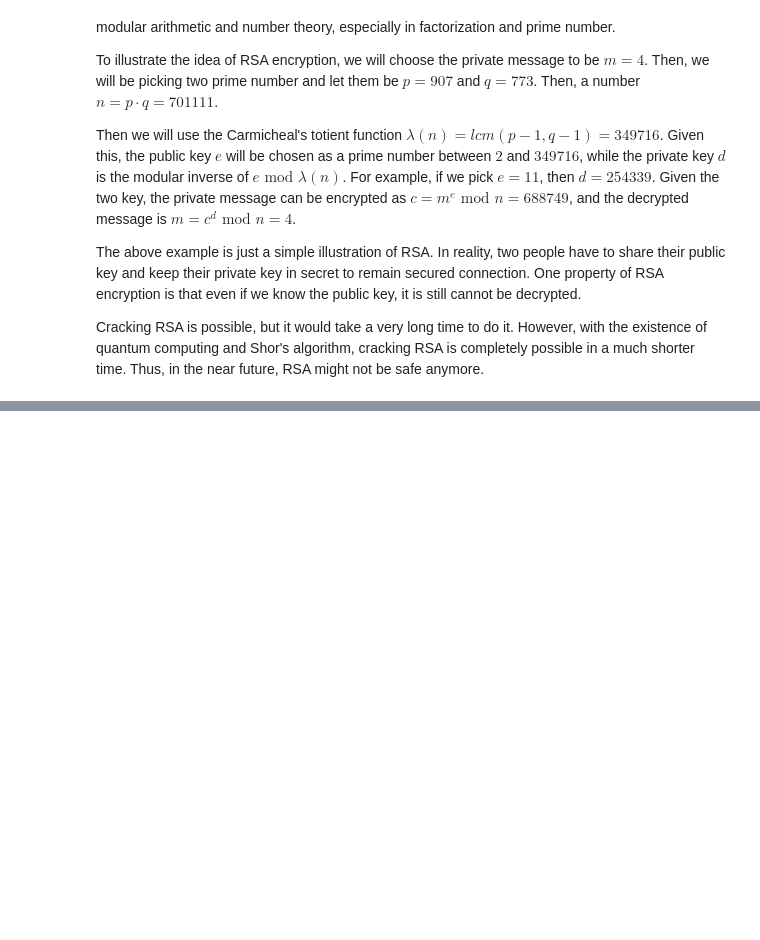
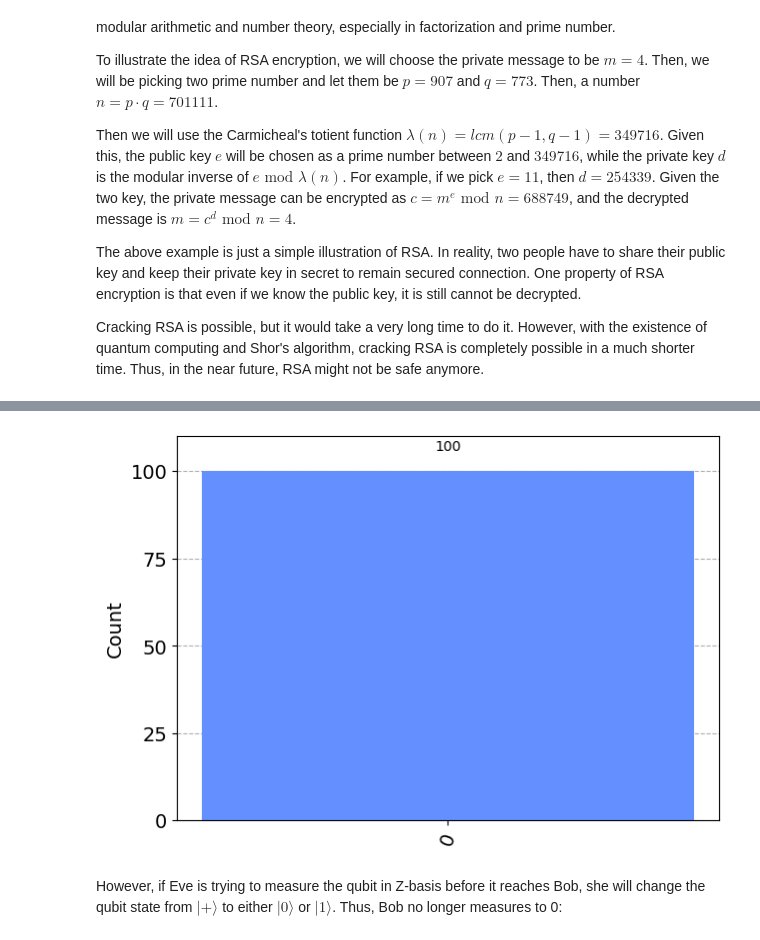
Before and after one commit to KhoiLe01/QuantumComputing, a Jupyter notebook: final_project_quantum_key_distribution.ipynb, the cells around one changed output, grey strips where cells are left out. Cells and saved outputs as stored; diff of their text form; code cells hidden in the pictures; blank space fills up the shorter version.

```diff
--- a/final_project_quantum_key_distribution.ipynb
+++ b/final_project_quantum_key_distribution.ipynb
@@ -42,0 +78,6 @@ The main idea of this method is that measuring a qubit can change its state. Thu
+# %%
+plot_histogram(counts)
+# %% [output]
+[figure, added]
+# %% [markdown]
+However, if Eve is trying to measure the qubit in Z-basis before it reaches Bob, she will change the qubit state from $\lvert + \rangle$ to either $\lvert 0 \rangle$ or $\lvert 1 \rangle$. Thus, Bob no longer measures to 0:
```
Also changed, not shown: parts of 12 cells of this notebook.
